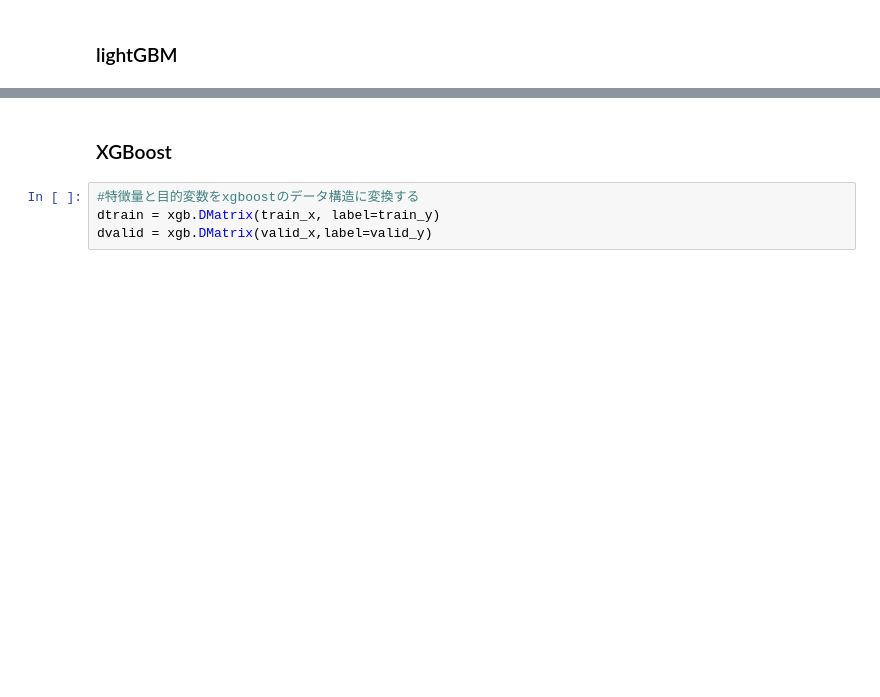
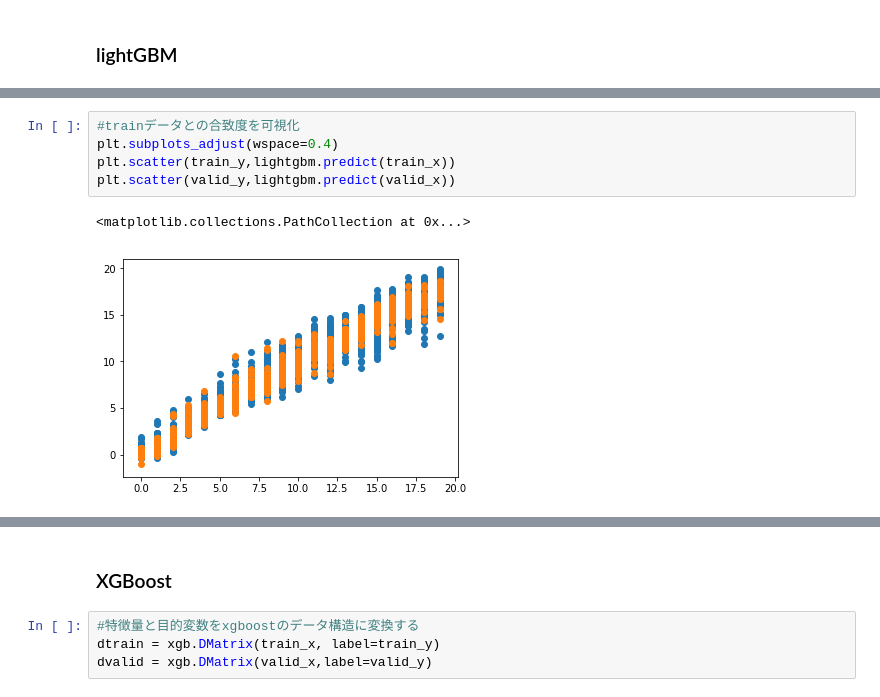
Before and after one commit to shin02/kaggle, a Jupyter notebook: Predict Future Sales/competitive-data-science-predict-future-sales-v2.ipynb, the cells around one changed output, grey strips where cells are left out. Drawn from its saved outputs; the diff is of its cells as text; blank space fills up the shorter version.

```diff
--- a/Predict Future Sales/competitive-data-science-predict-future-sales-v2.ipynb
+++ b/Predict Future Sales/competitive-data-science-predict-future-sales-v2.ipynb
@@ -268,3 +244,11 @@ ypred = lightgbm.predict(train_x)
+# %%
+#trainデータとの合致度を可視化
+plt.subplots_adjust(wspace=0.4)
+plt.scatter(train_y,lightgbm.predict(train_x))
+plt.scatter(valid_y,lightgbm.predict(valid_x))
+# %% [output]
+<matplotlib.collections.PathCollection at 0x...>
+[figure, added]
 # %%
 #trainデータとの合致度を可視化
 plt.subplots_adjust(wspace=0.4)
```
Also changed, not shown: parts of 18 cells of this notebook, 1 other file.
